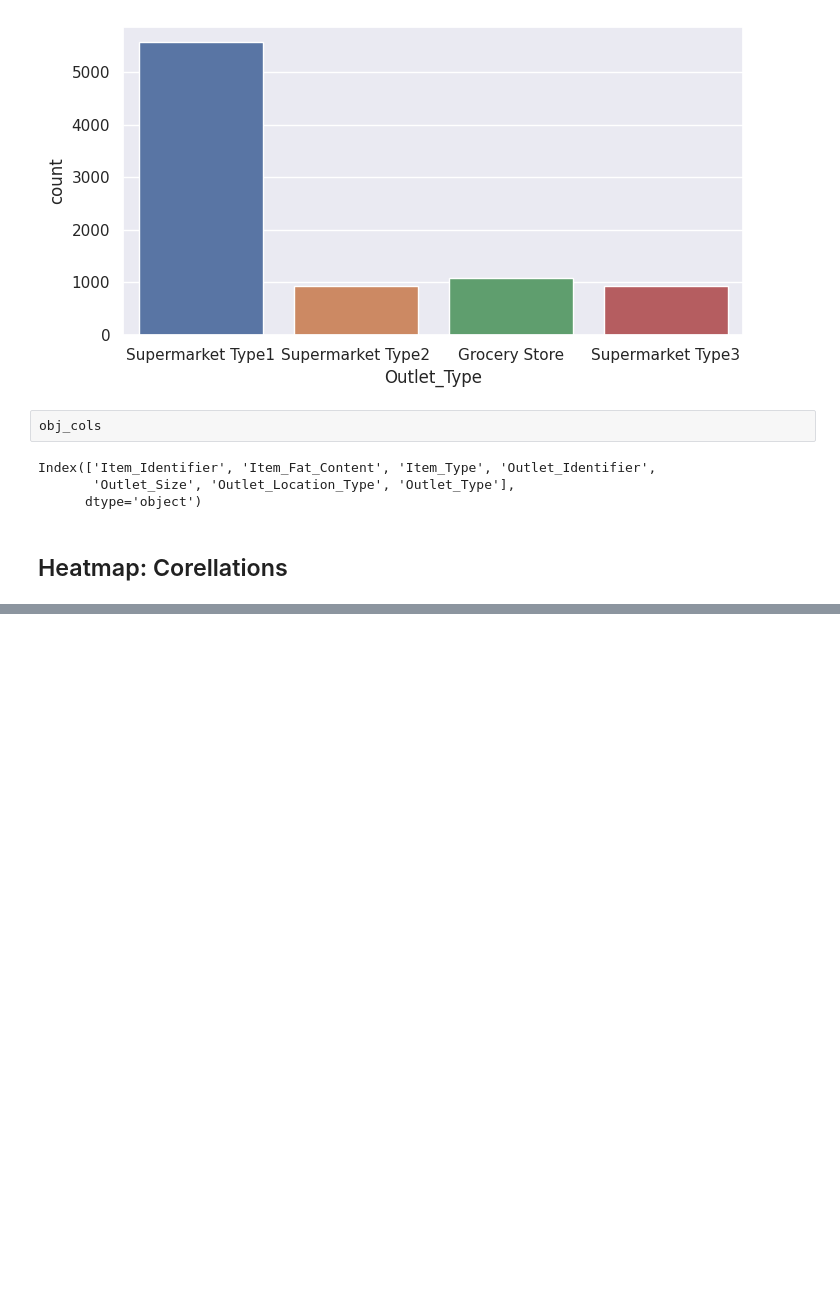
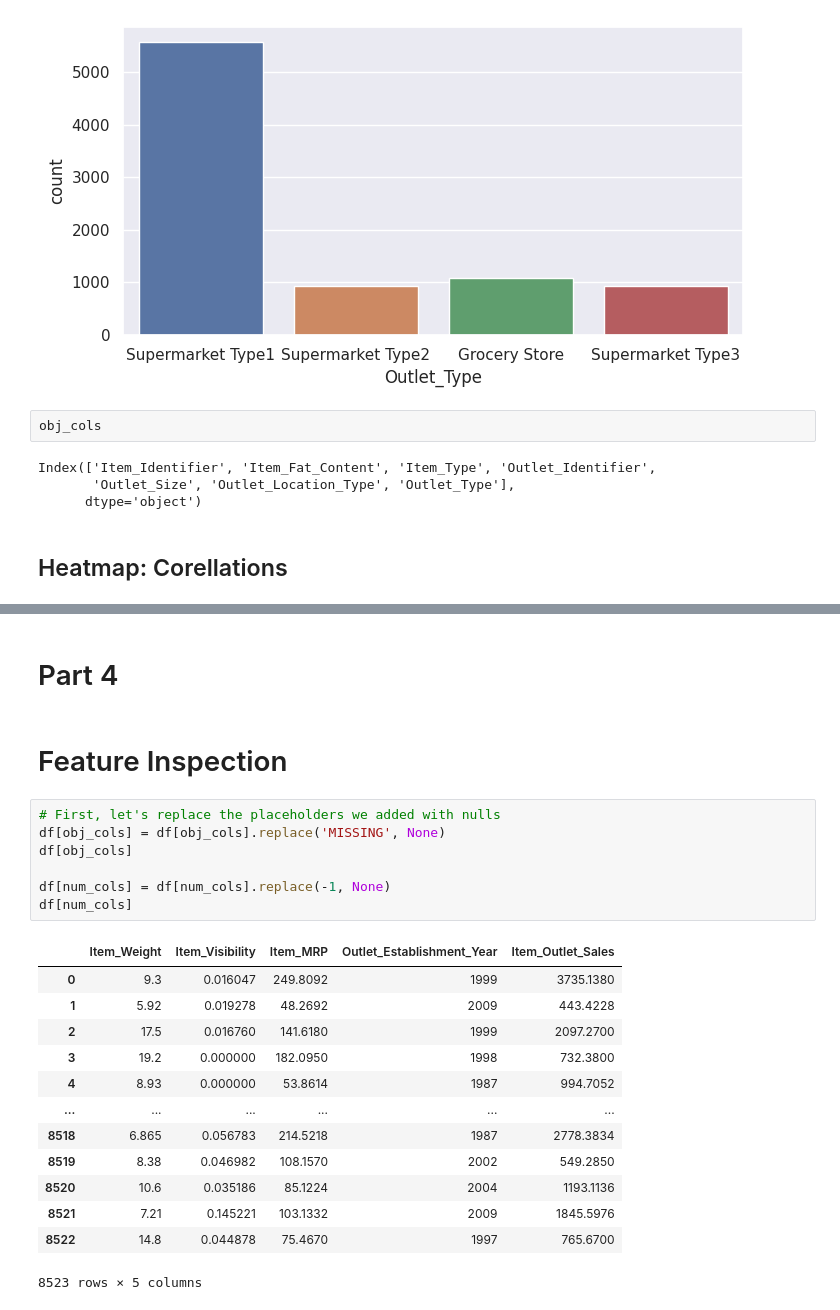
Before and after one commit to dsdyer/prediction-of-product-sales, a Jupyter notebook: Prediction_of_Product_Sales.ipynb, the cells around one changed output, grey strips where cells are left out. Saved outputs shown, nothing was run; the diff lists cells and outputs as text; blank space fills up the shorter version.

```diff
--- a/Prediction_of_Product_Sales.ipynb
+++ b/Prediction_of_Product_Sales.ipynb
@@ -405,0 +412,25 @@ sns.heatmap(corr, annot=True)
+# %% [markdown]
+# Part 4
+# %% [markdown]
+# Feature Inspection
+# %%
+# First, let's replace the placeholders we added with nulls
+df[obj_cols] = df[obj_cols].replace('MISSING', None)
+df[obj_cols]
+
+df[num_cols] = df[num_cols].replace(-1, None)
+df[num_cols]
+# %% [output]
+|  | Item_Weight | Item_Visibility | Item_MRP | Outlet_Establishment_Year | Item_Outlet_Sales |
+| 0 | 9.3 | 0.016047 | 249.8092 | 1999 | 3735.1380 |
+| 1 | 5.92 | 0.019278 | 48.2692 | 2009 | 443.4228 |
+| 2 | 17.5 | 0.016760 | 141.6180 | 1999 | 2097.2700 |
+| 3 | 19.2 | 0.000000 | 182.0950 | 1998 | 732.3800 |
+| 4 | 8.93 | 0.000000 | 53.8614 | 1987 | 994.7052 |
+| ... | ... | ... | ... | ... | ... |
+| 8518 | 6.865 | 0.056783 | 214.5218 | 1987 | 2778.3834 |
+| 8519 | 8.38 | 0.046982 | 108.1570 | 2002 | 549.2850 |
+| 8520 | 10.6 | 0.035186 | 85.1224 | 2004 | 1193.1136 |
+| 8521 | 7.21 | 0.145221 | 103.1332 | 2009 | 1845.5976 |
+| 8522 | 14.8 | 0.044878 | 75.4670 | 1997 | 765.6700 |
+8523 rows × 5 columns
```
Also changed, not shown: parts of 48 cells of this notebook.
